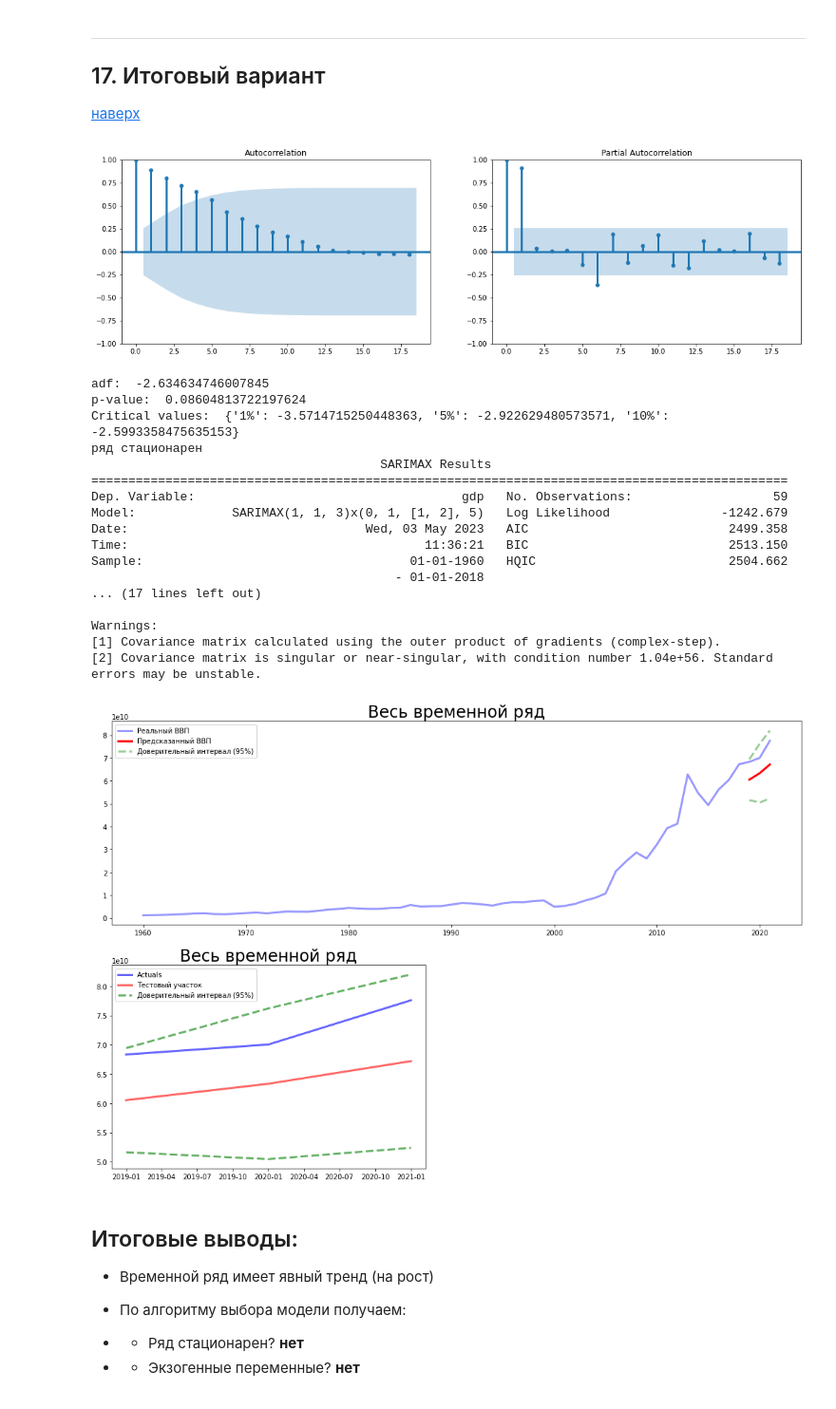
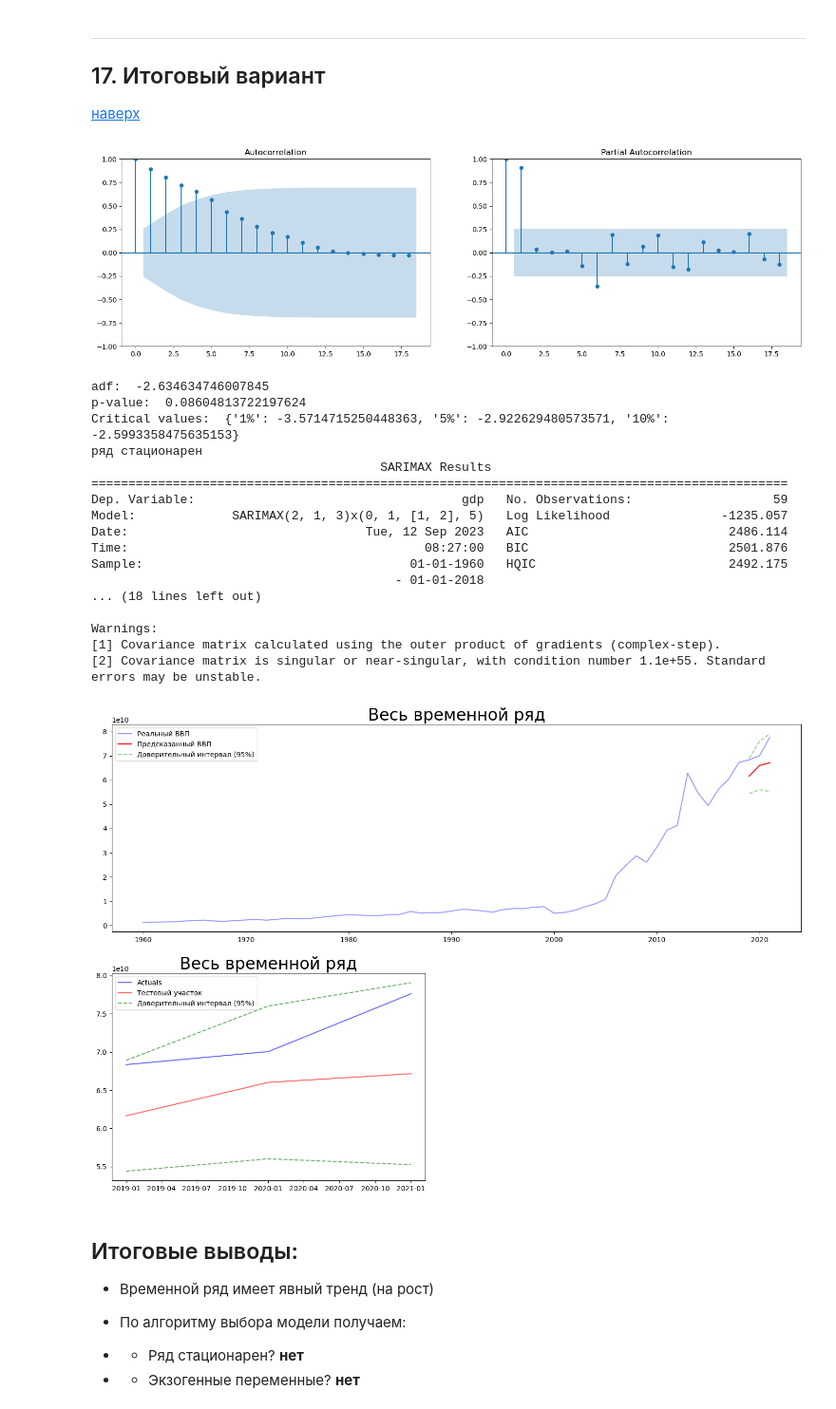
Before and after one commit to hoittoken/Python, a Jupyter notebook: Py/Math&ML/math&ml-13 timeline-2/project-ghana.ipynb, the cells around one changed output. Shown at 95% size. Cells and saved outputs as stored; diff of their text form; code cells hidden in the pictures.

````diff
--- a/Py/Math&ML/math&ml-13 timeline-2/project-ghana.ipynb
+++ b/Py/Math&ML/math&ml-13 timeline-2/project-ghana.ipynb
@@ -361,7 +404,7 @@ seasonal_order=(0, 1, 2, 5)
 [наверх](#0)
 # %%
 model = SARIMAX(
-    train_df["gdp"].dropna(), order=(1, 1, 3), seasonal_order=(0, 1, 2, 5))
+    train_df["gdp"].dropna(), order=(2, 1, 3), seasonal_order=(0, 1, 2, 5))
 model_fit = model.fit()
 
 pred_df = pd.DataFrame(index=df.index)
@@ -576,7 +661,7 @@ seasonal_order=(0, 1, 2, 5)
 ```
 # %%
 model_inter = SARIMAX(
-    train_df["gdp"].dropna(), order=(1, 1, 3), seasonal_order=(0, 1, 2, 5))
+    train_df["gdp"].dropna(), order=(2, 1, 3), seasonal_order=(0, 1, 2, 5))
 model_fit_inter = model_inter.fit()
 
 model_fit_inter.summary()
@@ -912,7 +998,7 @@ else:
     print("ряд стационарен")
 
 model_best = SARIMAX(
-train_df["gdp"].dropna(), order=(1, 1, 3), seasonal_order=(0, 1, 2, 5))
+train_df["gdp"].dropna(), order=(2, 1, 3), seasonal_order=(0, 1, 2, 5))
 model_fit_best = model_inter.fit()
 
 print(model_fit_best.summary())
@@ -967,34 +1053,34 @@ plt.plot(
 )
 
 plt.plot(
     pred_df.loc[test_df.index]["model_preds"],
     color="red",
     linestyle="-",
     label="Тестовый участок",
     alpha=0.6,
 )
 
 plt.plot(
     pred_df.loc[test_df.index]["model_preds_lower"],
     color="green",
     linestyle="--",
     label="Доверительный интервал (95%)",
     alpha=0.6,
 )
 
 plt.plot(
     pred_df.loc[test_df.index]["model_preds_upper"],
     color="green",
     linestyle="--",
     alpha=0.6,
 )
 
 plt.title("Весь временной ряд", size=24)
 plt.legend()
 
 plt.show()
 # %% [output]
-[figure, old version]
+[figure, new version]
 adf:  -2.634634746007845
 p-value:  0.08604813722197624
 Critical values:  {'1%': -3.5714715250448363, '5%': -2.922629480573571, '10%': -2.5993358475635153}
@@ -1002,17 +1088,17 @@ Critical values:  {'1%': -3.5714715250448363, '5%': -2.922629480573571, '10%': -
                                        SARIMAX Results
 ==============================================================================================
 Dep. Variable:                                    gdp   No. Observations:                   59
-Model:             SARIMAX(1, 1, 3)x(0, 1, [1, 2], 5)   Log Likelihood               -1242.679
-Date:                                Wed, 03 May 2023   AIC                           2499.358
-Time:                                        11:36:21   BIC                           2513.150
-Sample:                                    01-01-1960   HQIC                          2504.662
+Model:             SARIMAX(2, 1, 3)x(0, 1, [1, 2], 5)   Log Likelihood               -1235.057
+Date:                                Tue, 12 Sep 2023   AIC                           2486.114
+Time:                                        08:27:00   BIC                           2501.876
+Sample:                                    01-01-1960   HQIC                          2492.175
                                          - 01-01-2018
-... (17 lines left out)
+... (18 lines left out)
 
 Warnings:
 [1] Covariance matrix calculated using the outer product of gradients (complex-step).
-[2] Covariance matrix is singular or near-singular, with condition number 1.04e+56. Standard errors may be unstable.
+[2] Covariance matrix is singular or near-singular, with condition number 1.1e+55. Standard errors may be unstable.
-[figure, old version]
+[figure, new version]
 # %% [markdown]
 ## Итоговые выводы:
 
````
Also changed, not shown: parts of 25 cells of this notebook, 5 other files.
